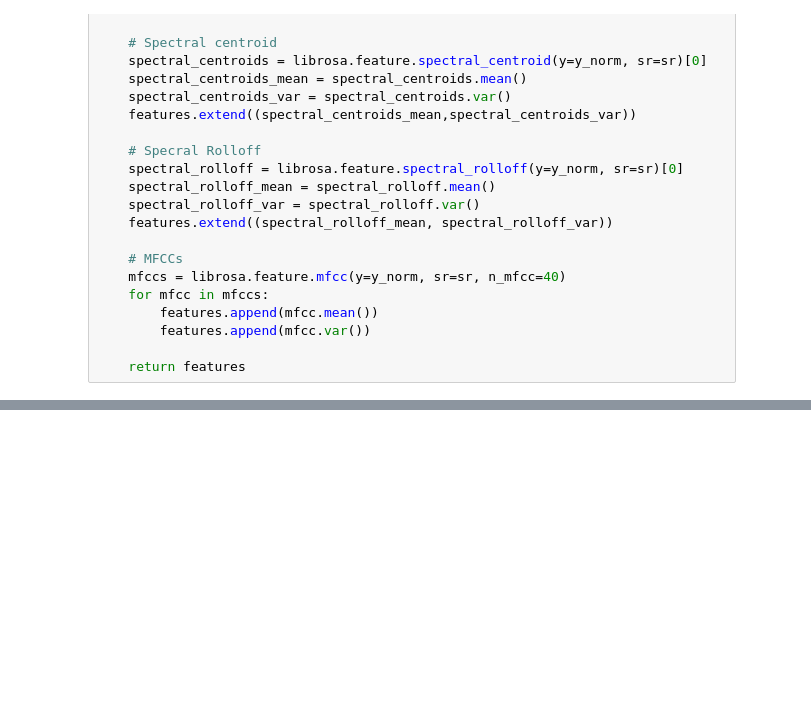
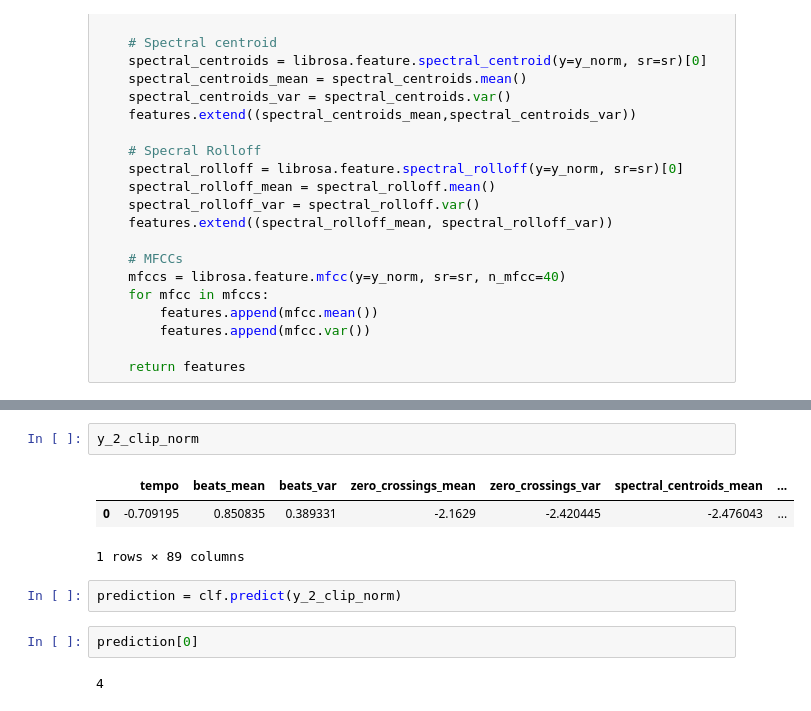
Before and after one commit to rsmassey/mcats, a Jupyter notebook: notebooks/Model_SVM.ipynb, the cells around one changed output, grey strips where cells are left out. Drawn from its saved outputs; the diff is of its cells as text; blank space fills up the shorter version.

```diff
--- a/notebooks/Model_SVM.ipynb
+++ b/notebooks/Model_SVM.ipynb
@@ -91,0 +217,12 @@ array([8])
+# %%
+y_2_clip_norm
+# %% [output]
+|  | tempo | beats_mean | beats_var | zero_crossings_mean | zero_crossings_var | spectral_centroids_mean | ... |
+| 0 | -0.709195 | 0.850835 | 0.389331 | -2.1629 | -2.420445 | -2.476043 | ... |
+1 rows × 89 columns
+# %%
+prediction = clf.predict(y_2_clip_norm)
+# %%
+prediction[0]
+# %% [output]
+4
```
Also changed, not shown: parts of 39 cells of this notebook.
